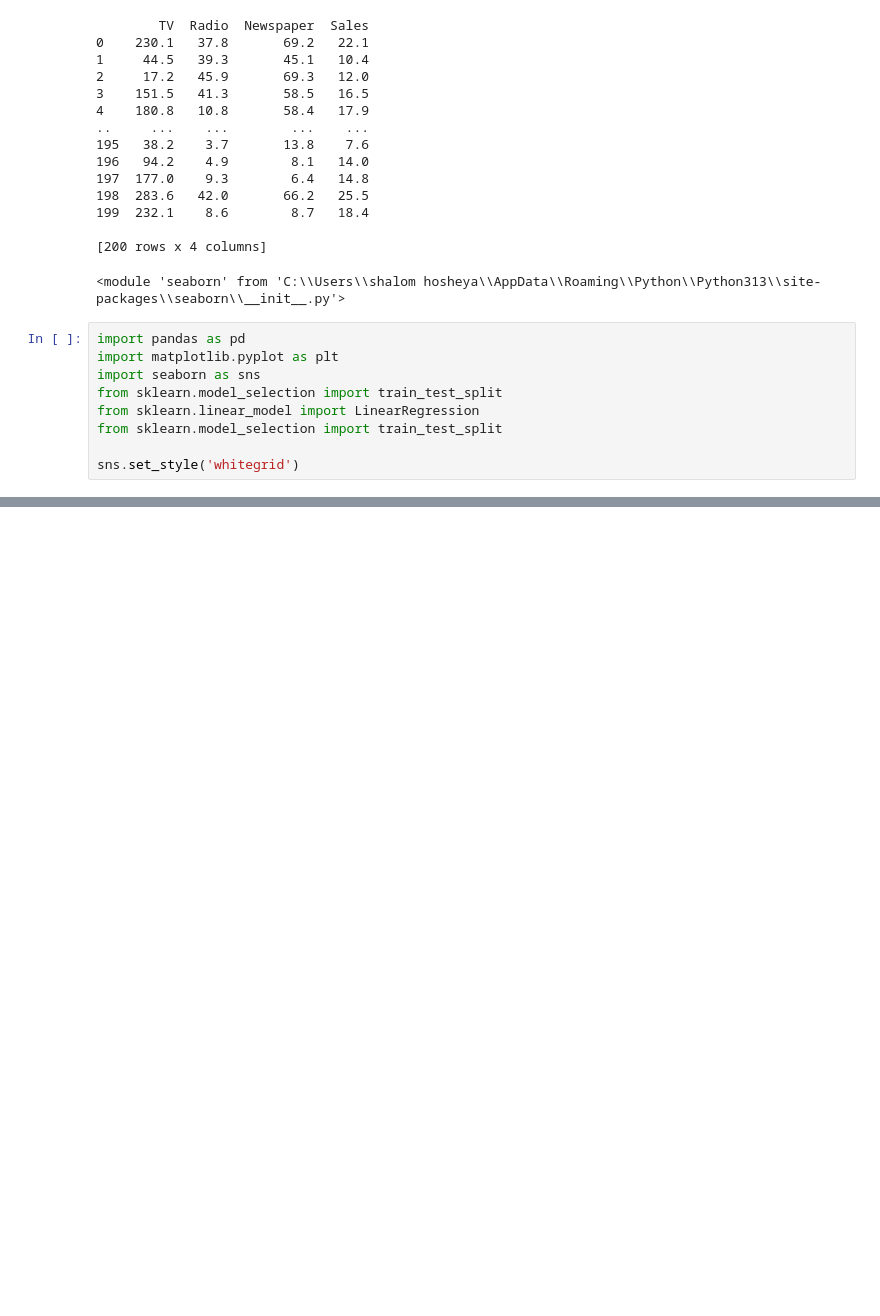
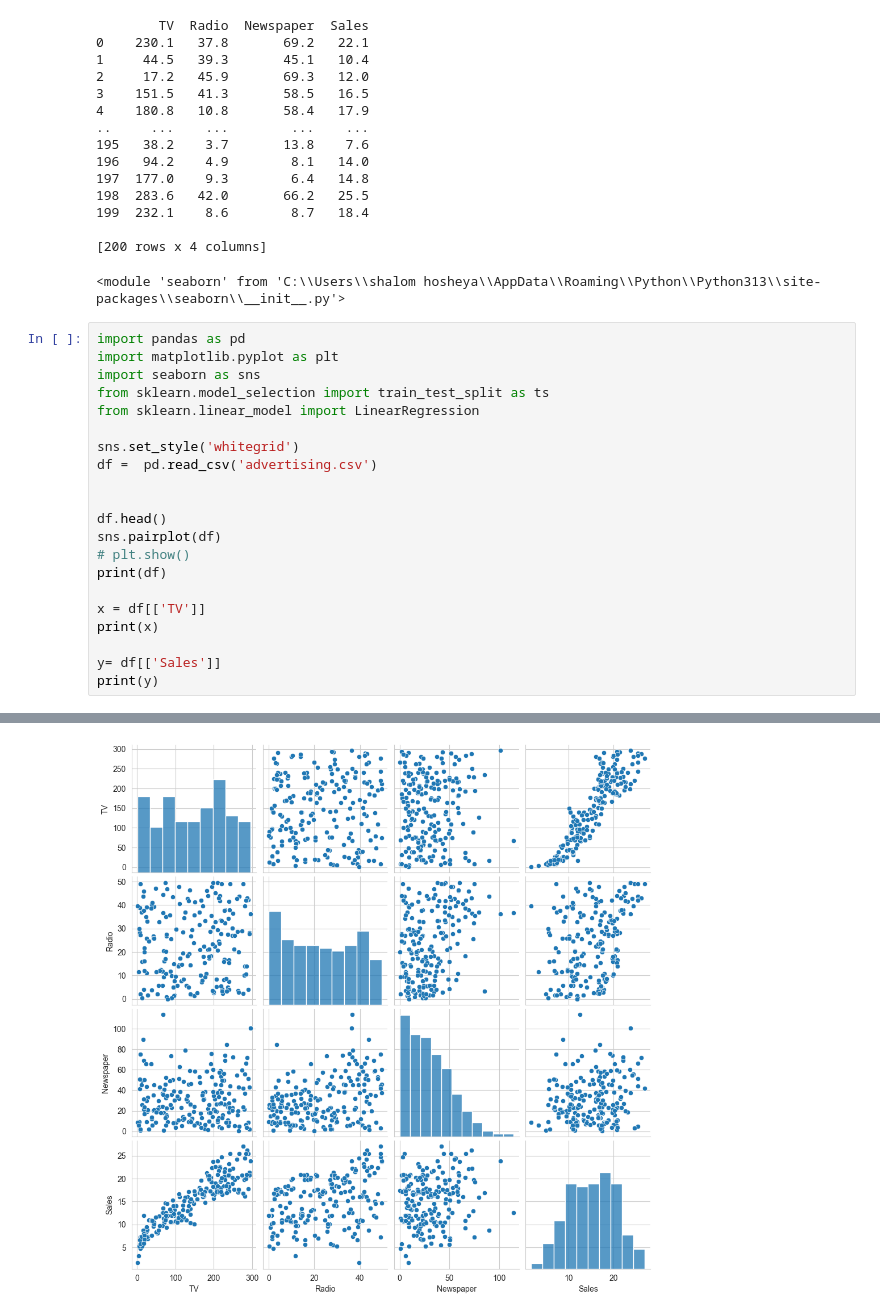
Before and after one commit to Shalomhosheya/MachineLearning_part2, a Jupyter notebook: main.ipynb, the cells around one changed output, grey strips where cells are left out. Saved outputs shown, nothing was run; the diff lists cells and outputs as text; blank space fills up the shorter version.

```diff
--- a/main.ipynb
+++ b/main.ipynb
@@ -76,8 +76,21 @@ sb
 import pandas as pd
 import matplotlib.pyplot as plt
 import seaborn as sns
-from sklearn.model_selection import train_test_split
+from sklearn.model_selection import train_test_split as ts
 from sklearn.linear_model import LinearRegression
-from sklearn.model_selection import train_test_split
 
 sns.set_style('whitegrid')
+df =  pd.read_csv('advertising.csv')
+
+
+df.head()
+sns.pairplot(df)
+# plt.show()
+print(df)
+
+x = df[['TV']]
+print(x)
+
+y= df[['Sales']]
+print(y)
+# %% [output]
@@ -83,0 +114 @@ sns.set_style('whitegrid')
+[figure, added]
```
Also changed, not shown: parts of 1 cell of this notebook.
